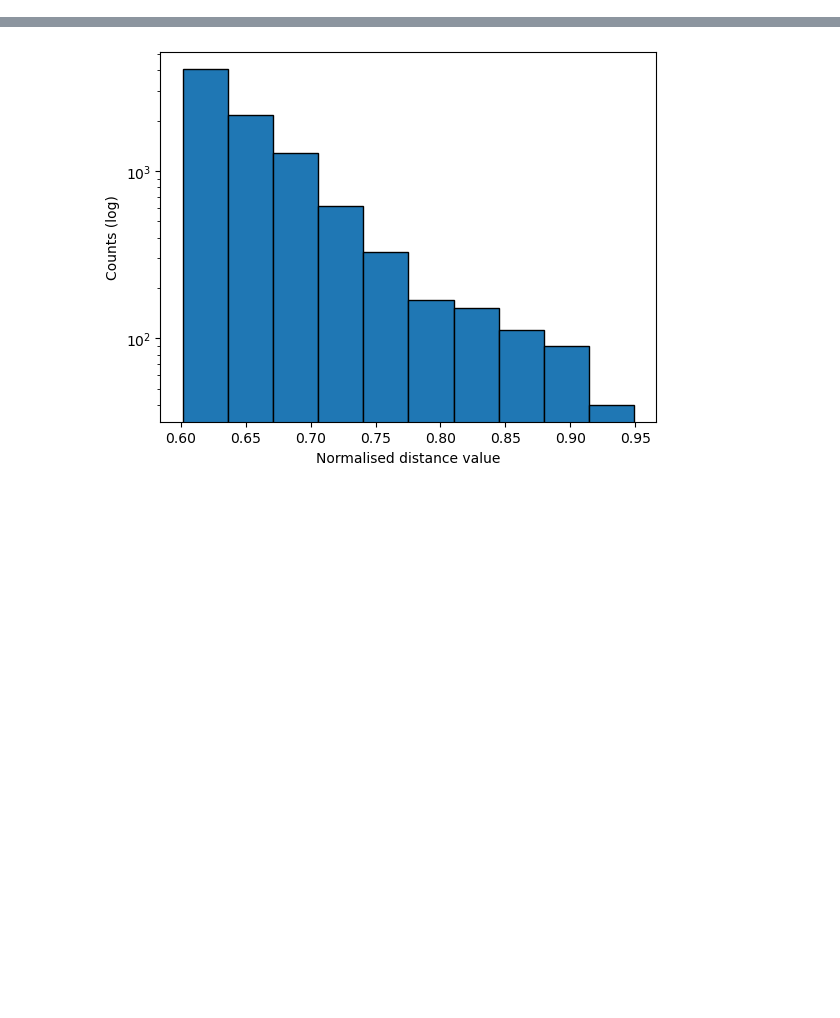
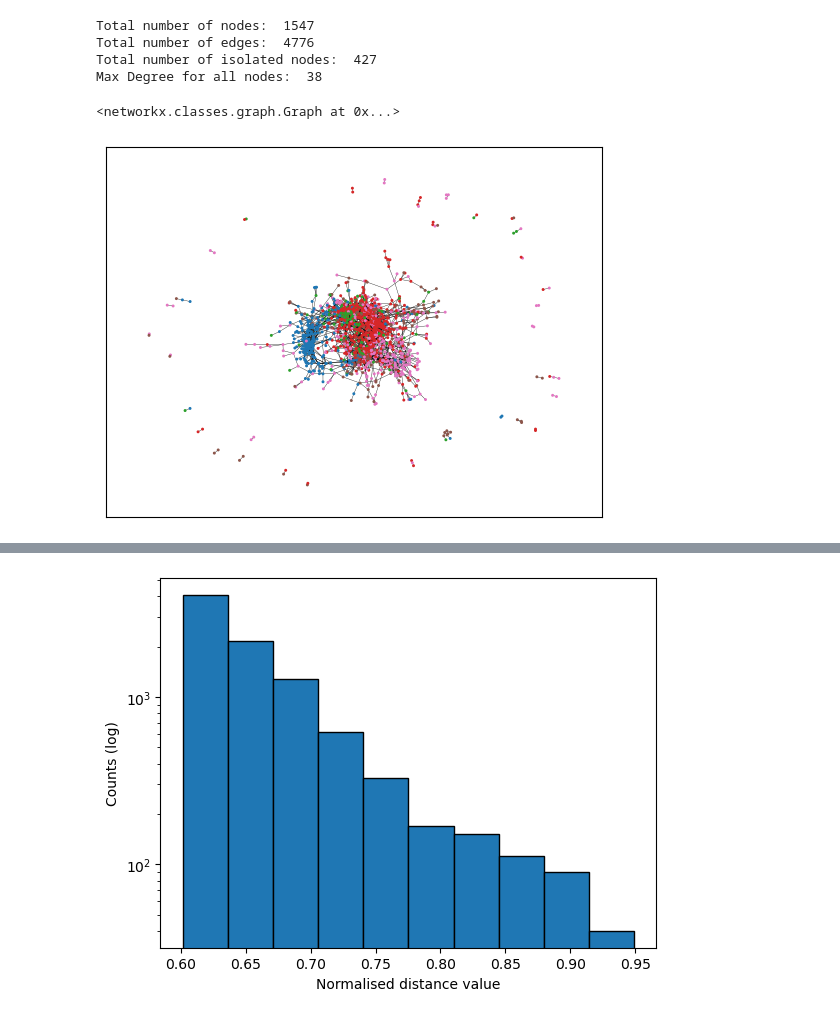
Before and after one commit to DavideGrecoGit/Multi-omics-data-integration-with-DL-approaches, a Jupyter notebook: GATO/SNF_study_latent.ipynb, the cells around one changed output, grey strips where cells are left out. Cells and saved outputs as stored; diff of their text form; code cells hidden in the pictures; blank space fills up the shorter version.

```diff
--- a/GATO/SNF_study_latent.ipynb
+++ b/GATO/SNF_study_latent.ipynb
@@ -74,0 +187,11 @@ ModuleNotFoundError: No module named 'utils'
+# %%
+temp = norm_snf_rna.copy()
+e_i_rna, e_a_rna = get_edge_index(temp, threshold=0.075)
+print_graph(e_i_rna, color_labels)
+# %% [output]
+Total number of nodes:  1547
+Total number of edges:  4776
+Total number of isolated nodes:  427
+Max Degree for all nodes:  38
+<networkx.classes.graph.Graph at 0x...>
+[figure, added]
```
Also changed, not shown: parts of 25 cells of this notebook, 3 other files.
